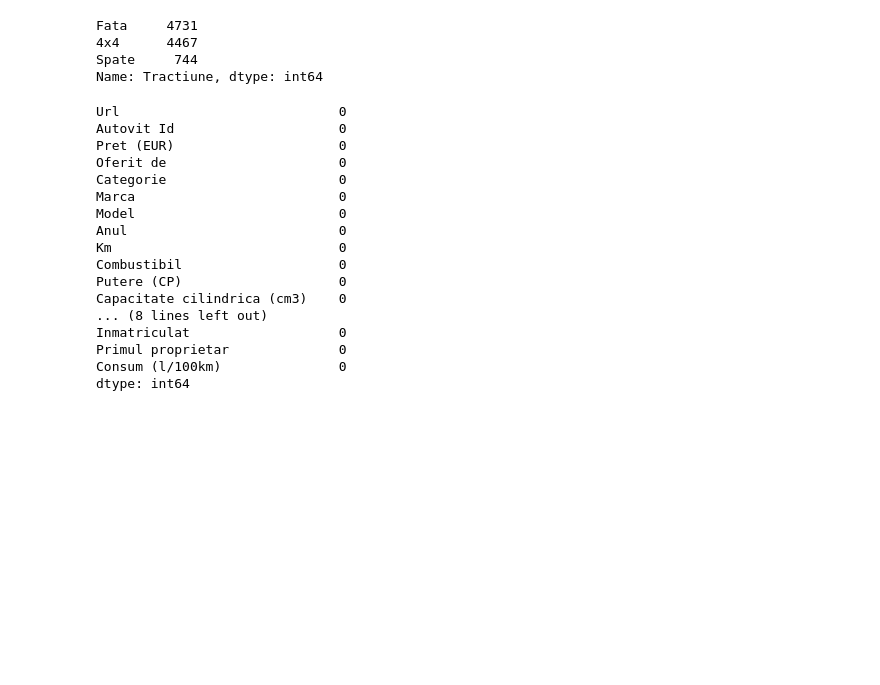
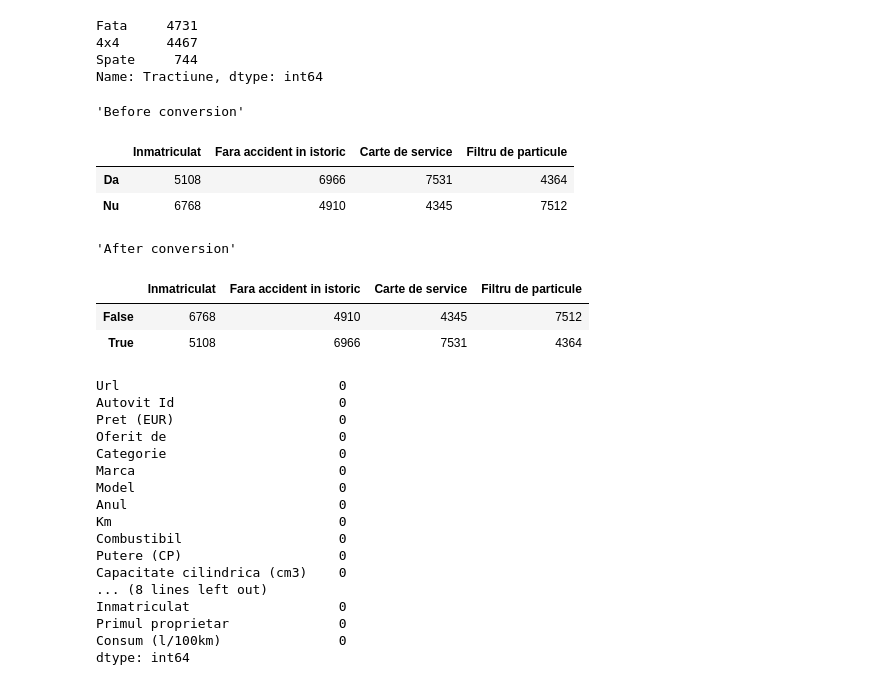
Before and after one commit to pandrei7/car-price-prediction, a Jupyter notebook: notebooks/data_cleaning.ipynb, the cells around one changed output. Drawn from its saved outputs; the diff is of its cells as text; code cells hidden in the pictures; blank space fills up the shorter version.

Commit message:
Convert Yes/No columns to boolean

```diff
--- a/notebooks/data_cleaning.ipynb
+++ b/notebooks/data_cleaning.ipynb
@@ -642,6 +643,23 @@ Spate     744
 Name: Tractiune, dtype: int64
 # %%
 df['Tractiune'] = df['Tractiune'].fillna(value="Nu e mentionat")
+# %%
+# Transform Yes/No columns into boolean columns.
+
+BOOL_COLS = ["Inmatriculat", "Fara accident in istoric", "Carte de service", "Filtru de particule"]
+display("Before conversion", df[BOOL_COLS].apply(lambda col: col.value_counts()))
+
+df[BOOL_COLS] = df[BOOL_COLS].replace({"Da": True, "Nu": False})
+display("After conversion", df[BOOL_COLS].apply(lambda col: col.value_counts()))
+# %% [output]
+'Before conversion'
+|  | Inmatriculat | Fara accident in istoric | Carte de service | Filtru de particule |
+| Da | 5108 | 6966 | 7531 | 4364 |
+| Nu | 6768 | 4910 | 4345 | 7512 |
+'After conversion'
+|  | Inmatriculat | Fara accident in istoric | Carte de service | Filtru de particule |
+| False | 6768 | 4910 | 4345 | 7512 |
+| True | 5108 | 6966 | 7531 | 4364 |
 # %%
 df.isnull().sum()
 # %% [output]
```
Also changed, not shown: parts of 1 cell of this notebook, 1 other file.
